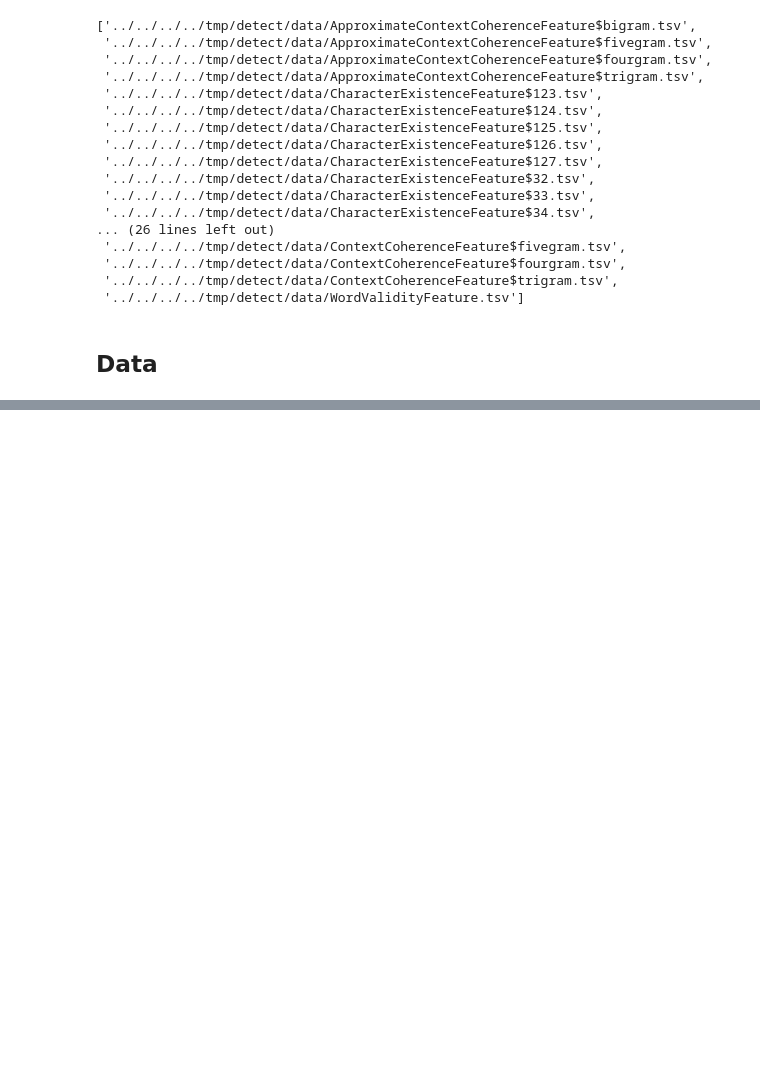
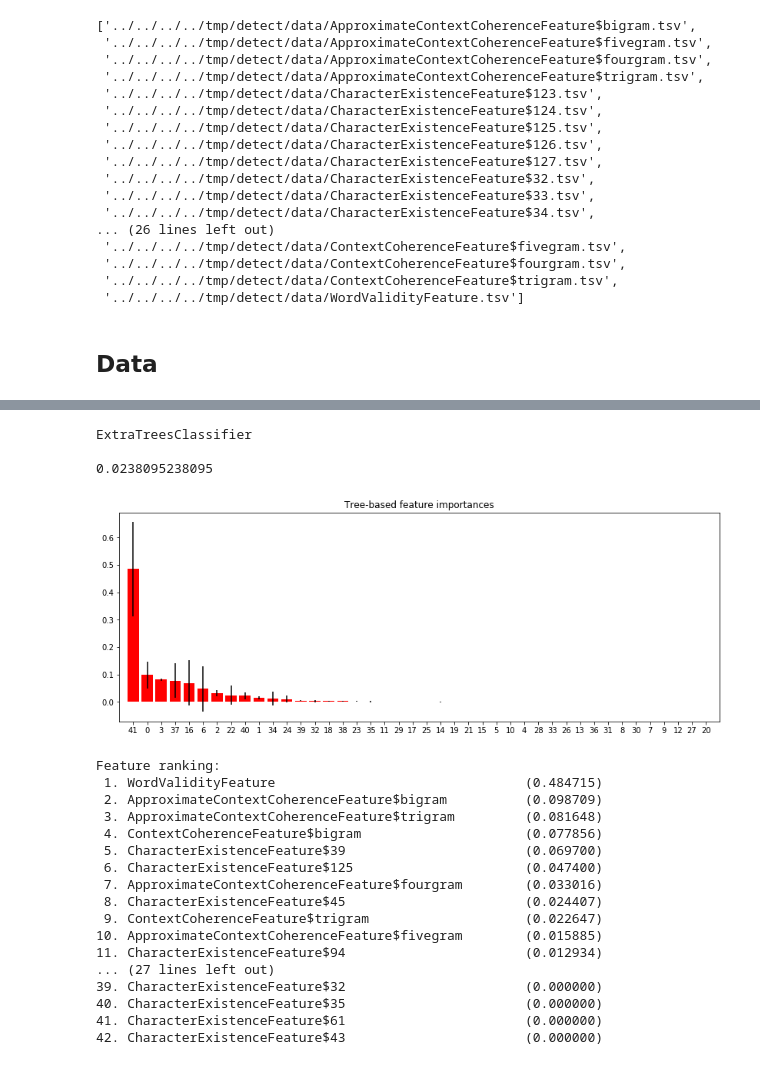
Before and after one commit to jie-mei/OCRrect, a Jupyter notebook: ocrrect-experiment/src/main/python/detect_evaluation.ipynb, the cells around one changed output, grey strips where cells are left out. Cells and saved outputs as stored; diff of their text form; code cells hidden in the pictures; blank space fills up the shorter version.

```diff
--- a/ocrrect-experiment/src/main/python/detect_evaluation.ipynb
+++ b/ocrrect-experiment/src/main/python/detect_evaluation.ipynb
@@ -120,0 +241,24 @@ DecisionTreeClassifier         0.980433
+# %%
+eval_feat_importances(get_clf('ETree'))
+# %% [output]
+ExtraTreesClassifier
+
+0.0238095238095
+[figure, added]
+Feature ranking:
+ 1. WordValidityFeature                                (0.484715)
+ 2. ApproximateContextCoherenceFeature$bigram          (0.098709)
+ 3. ApproximateContextCoherenceFeature$trigram         (0.081648)
+ 4. ContextCoherenceFeature$bigram                     (0.077856)
+ 5. CharacterExistenceFeature$39                       (0.069700)
+ 6. CharacterExistenceFeature$125                      (0.047400)
+ 7. ApproximateContextCoherenceFeature$fourgram        (0.033016)
+ 8. CharacterExistenceFeature$45                       (0.024407)
+ 9. ContextCoherenceFeature$trigram                    (0.022647)
+10. ApproximateContextCoherenceFeature$fivegram        (0.015885)
+11. CharacterExistenceFeature$94                       (0.012934)
+... (27 lines left out)
+39. CharacterExistenceFeature$32                       (0.000000)
+40. CharacterExistenceFeature$35                       (0.000000)
+41. CharacterExistenceFeature$61                       (0.000000)
+42. CharacterExistenceFeature$43                       (0.000000)
```
Also changed, not shown: parts of 17 cells of this notebook.
